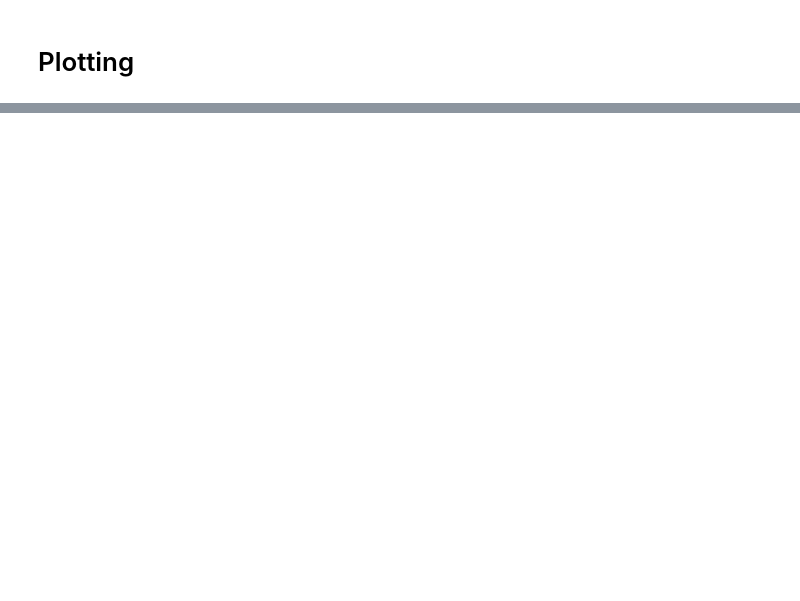
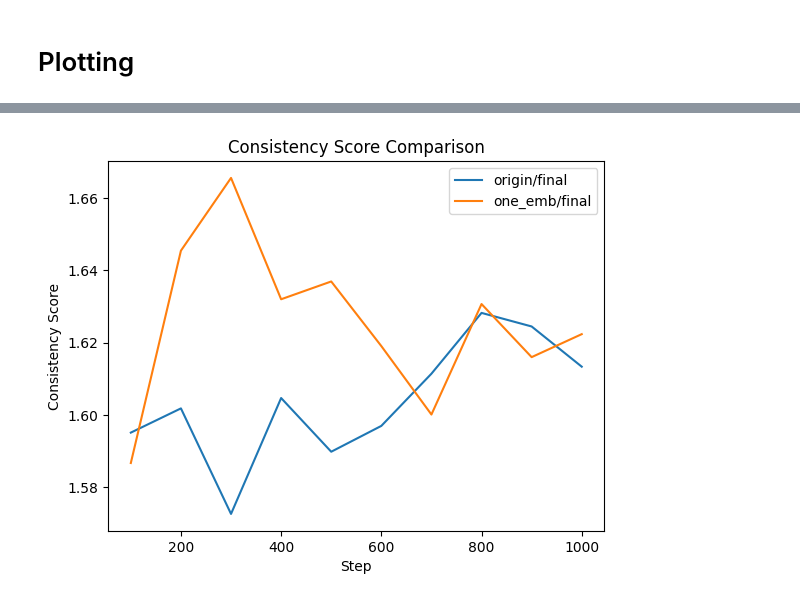
Before and after one commit to JackChen890311/inspiration_tree_analysis, a Jupyter notebook: plotting.ipynb, the cells around one changed output, grey strips where cells are left out. Saved outputs shown, nothing was run; the diff lists cells and outputs as text; code cells hidden in the pictures; blank space fills up the shorter version.

```diff
--- a/plotting.ipynb
+++ b/plotting.ipynb
@@ -75,0 +114,7 @@ plot_comparison([sk1, sk2])
+# %%
+del_cpt = "D_backpack_dog"
+del exp_origin_sk_list[del_cpt]
+del exp_one_emb_sk_list[del_cpt]
+plot_exp_comparison([exp_origin_sk_list, exp_one_emb_sk_list], ['origin', 'one_emb'], types=['final'])
+# %% [output]
+[figure, added]
```
Also changed, not shown: parts of 13 cells of this notebook, 17 other files.
